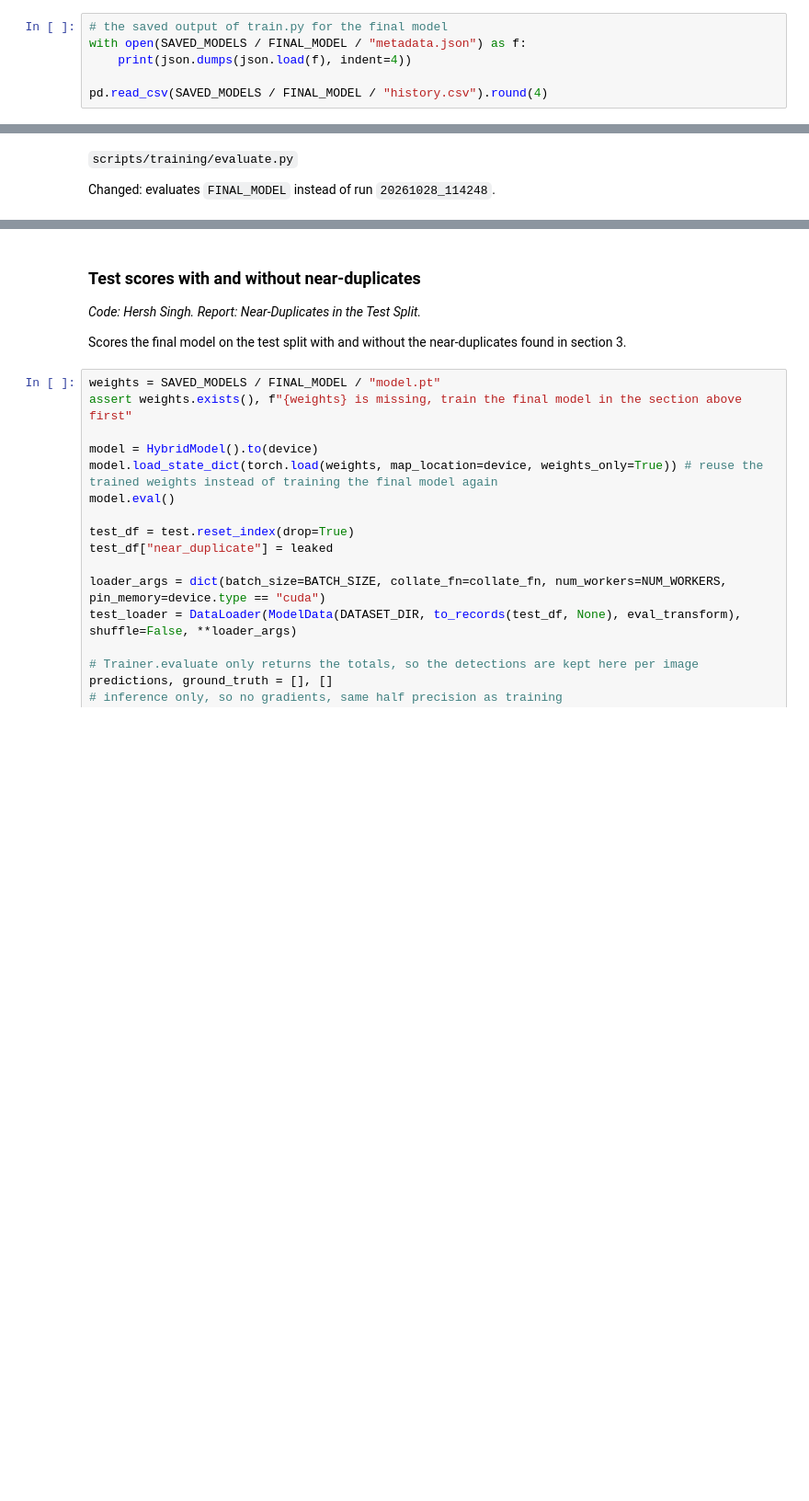
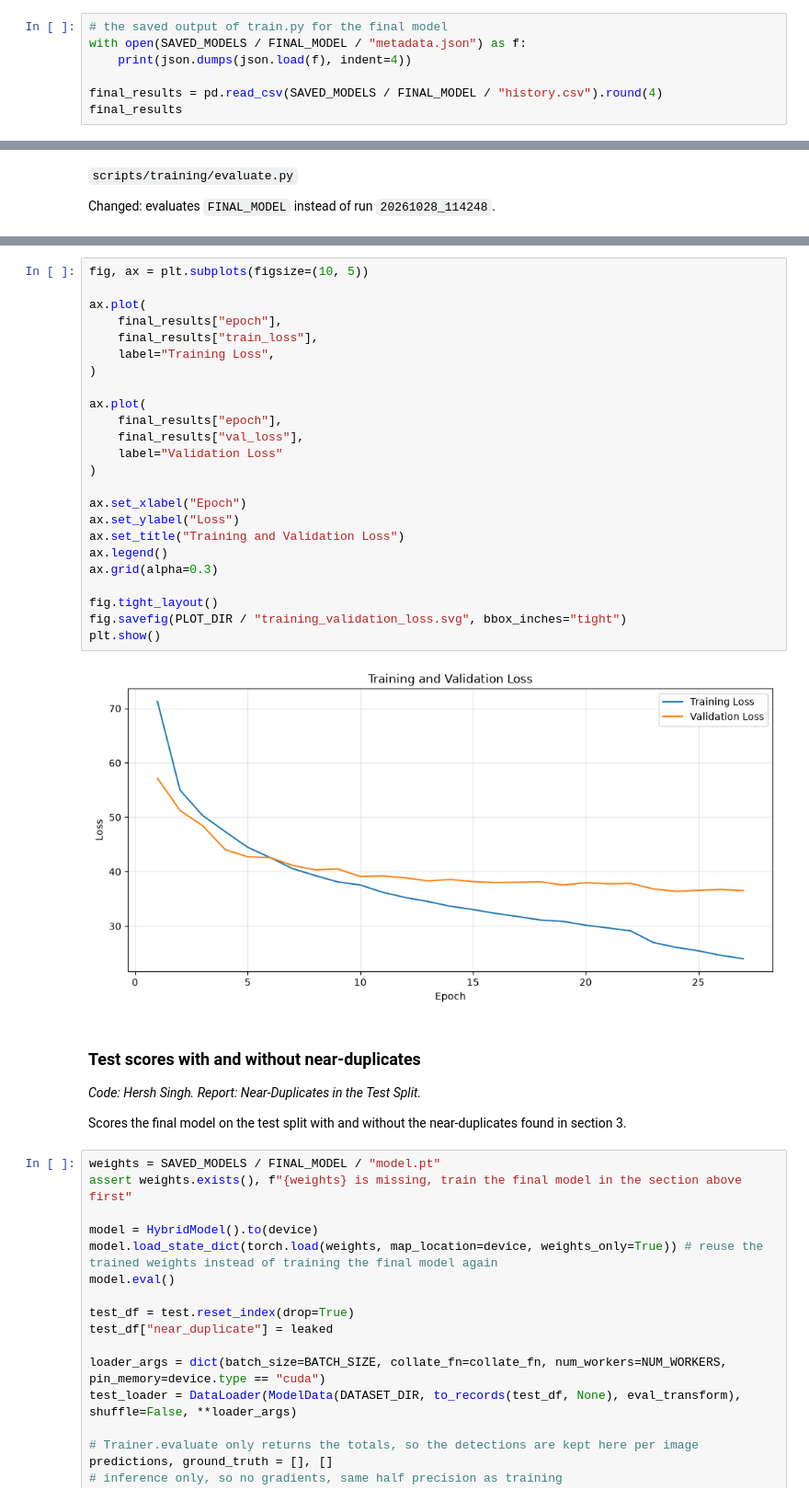
Before and after one commit to CiaranW005/CS4287-CNN-Assignment-Fire-Smoke-Detection, a Jupyter notebook: notebooks/final/CS4287-Assign2-23370211-23304472-23371137.ipynb, the cells around one changed output, grey strips where cells are left out. Shown at 92% size. Cells and saved outputs as stored; diff of their text form; blank space fills up the shorter version.

Commit message:
docs: Added first section on the results of our model

```diff
--- a/notebooks/final/CS4287-Assign2-23370211-23304472-23371137.ipynb
+++ b/notebooks/final/CS4287-Assign2-23370211-23304472-23371137.ipynb
@@ -2809,4 +3072,5 @@ if ALLOW_TRAINING and not (SAVED_MODELS / FINAL_MODEL / "model.pt").exists():
 with open(SAVED_MODELS / FINAL_MODEL / "metadata.json") as f:
     print(json.dumps(json.load(f), indent=4))
 
-pd.read_csv(SAVED_MODELS / FINAL_MODEL / "history.csv").round(4)
+final_results = pd.read_csv(SAVED_MODELS / FINAL_MODEL / "history.csv").round(4)
+final_results
@@ -2894,3 +3212,29 @@ if __name__ == "__main__":
+# %%
+fig, ax = plt.subplots(figsize=(10, 5))
+
+ax.plot(
+    final_results["epoch"],
+    final_results["train_loss"],
+    label="Training Loss",
+)
+
+ax.plot(
+    final_results["epoch"],
+    final_results["val_loss"],
+    label="Validation Loss"
+)
+
+ax.set_xlabel("Epoch")
+ax.set_ylabel("Loss")
+ax.set_title("Training and Validation Loss")
+ax.legend()
+ax.grid(alpha=0.3)
+
+fig.tight_layout()
+fig.savefig(PLOT_DIR / "training_validation_loss.svg", bbox_inches="tight")
+plt.show()
+# %% [output]
+[figure, added]
 # %% [markdown]
 ### Test scores with and without near-duplicates
 
```
Also changed, not shown: parts of 52 cells of this notebook, 3 other files.
